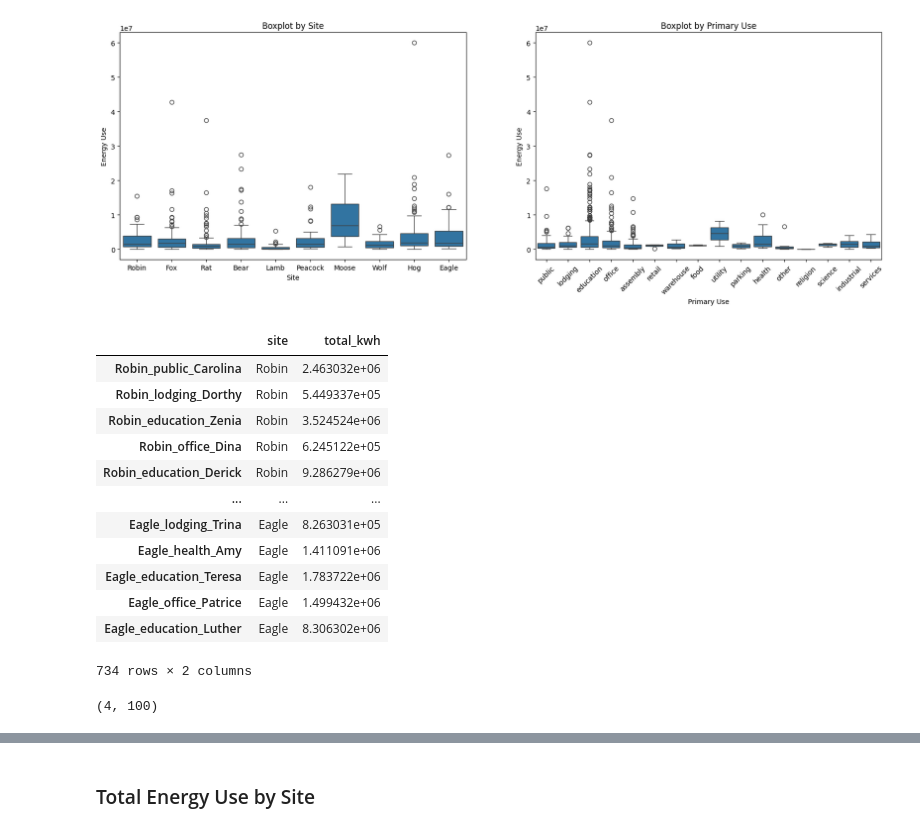
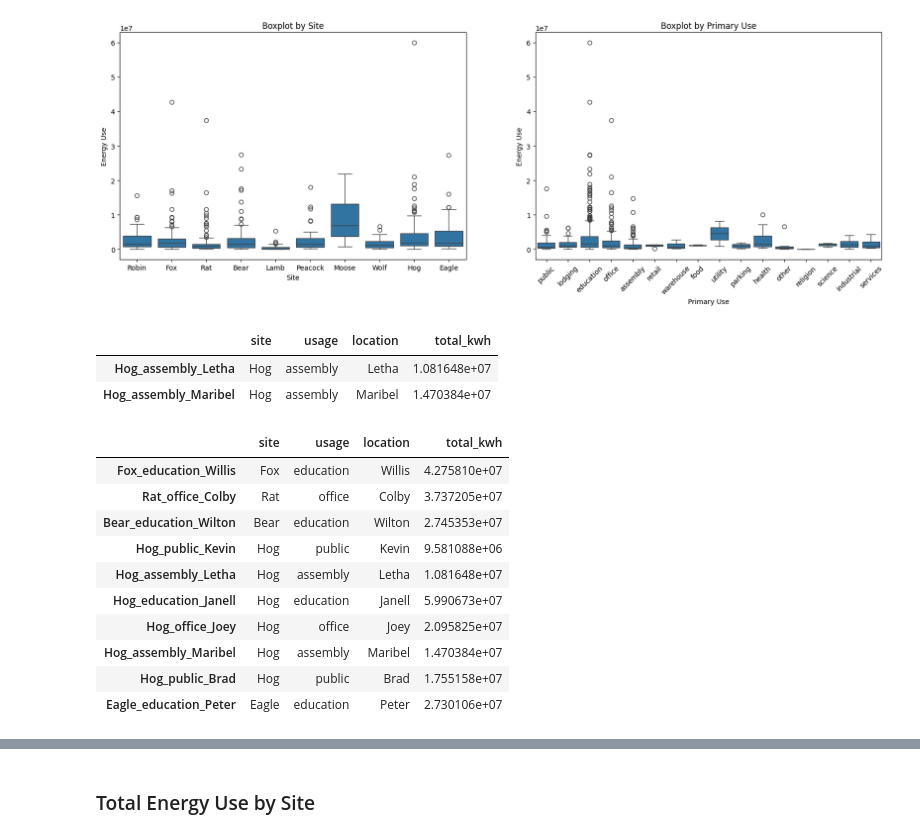
Before and after one commit to whosphong/Data_Olympiad, a Jupyter notebook: EDA/eda.ipynb, the cells around one changed output, grey strips where cells are left out. Cells and saved outputs as stored; diff of their text form; code cells hidden in the pictures.

Commit message:
update EDA for checking specific meters

```diff
--- a/EDA/eda.ipynb
+++ b/EDA/eda.ipynb
@@ -8,7 +8,7 @@ import seaborn as sns
 # %% [markdown]
 # Import Cleaned data
 # %%
-df = pd.read_csv('../Cleaned Data Set/cleaned_data_set_phongho.csv', index_col='timestamp')
+df = pd.read_csv('../Cleaned Data Set/cleaned_data_set_NO_anomalies.csv', index_col='timestamp')
 # %%
 df.head()
 # %% [output]
@@ -81,23 +81,28 @@ axes[1].set_ylabel('Energy Use')
 plt.show()
 # %% [output]
 [figure]
-# %%
-sitbuildloc[['site', 'total_kwh']]
-# %% [output]
-|  | site | total_kwh |
-| Robin_public_Carolina | Robin | 2.463032e+06 |
-| Robin_lodging_Dorthy | Robin | 5.449337e+05 |
-| Robin_education_Zenia | Robin | 3.524524e+06 |
-| Robin_office_Dina | Robin | 6.245122e+05 |
-| Robin_education_Derick | Robin | 9.286279e+06 |
-| ... | ... | ... |
-| Eagle_lodging_Trina | Eagle | 8.263031e+05 |
-| Eagle_health_Amy | Eagle | 1.411091e+06 |
-| Eagle_education_Teresa | Eagle | 1.783722e+06 |
-| Eagle_office_Patrice | Eagle | 1.499432e+06 |
-| Eagle_education_Luther | Eagle | 8.306302e+06 |
-734 rows × 2 columns
-# %%
-np.array(all_data).shape
-# %% [output]
-(4, 100)
+# %%
+sitbuildloc[((sitbuildloc['usage']=='assembly') & (sitbuildloc['total_kwh'] > 10000000))]
+# %% [output]
+|  | site | usage | location | total_kwh |
+| Hog_assembly_Letha | Hog | assembly | Letha | 1.081648e+07 |
+| Hog_assembly_Maribel | Hog | assembly | Maribel | 1.470384e+07 |
+# %%
+buildings_to_check = sitbuildloc[(((sitbuildloc['usage']=='public') & (sitbuildloc['total_kwh'] > 9000000)) |
+                                    ((sitbuildloc['usage']=='education') & (sitbuildloc['total_kwh'] > 25000000)) |
+                                    ((sitbuildloc['usage']=='office') & (sitbuildloc['total_kwh'] > 20000000)) |
+                                    ((sitbuildloc['usage']=='assembly') & (sitbuildloc['total_kwh'] > 10000000)))]
+# %%
+buildings_to_check
+# %% [output]
+|  | site | usage | location | total_kwh |
+| Fox_education_Willis | Fox | education | Willis | 4.275810e+07 |
+| Rat_office_Colby | Rat | office | Colby | 3.737205e+07 |
+| Bear_education_Wilton | Bear | education | Wilton | 2.745353e+07 |
+| Hog_public_Kevin | Hog | public | Kevin | 9.581088e+06 |
+| Hog_assembly_Letha | Hog | assembly | Letha | 1.081648e+07 |
+| Hog_education_Janell | Hog | education | Janell | 5.990673e+07 |
+| Hog_office_Joey | Hog | office | Joey | 2.095825e+07 |
+| Hog_assembly_Maribel | Hog | assembly | Maribel | 1.470384e+07 |
+| Hog_public_Brad | Hog | public | Brad | 1.755158e+07 |
+| Eagle_education_Peter | Eagle | education | Peter | 2.730106e+07 |
```
Also changed, not shown: parts of 8 cells of this notebook, 10 other files.
